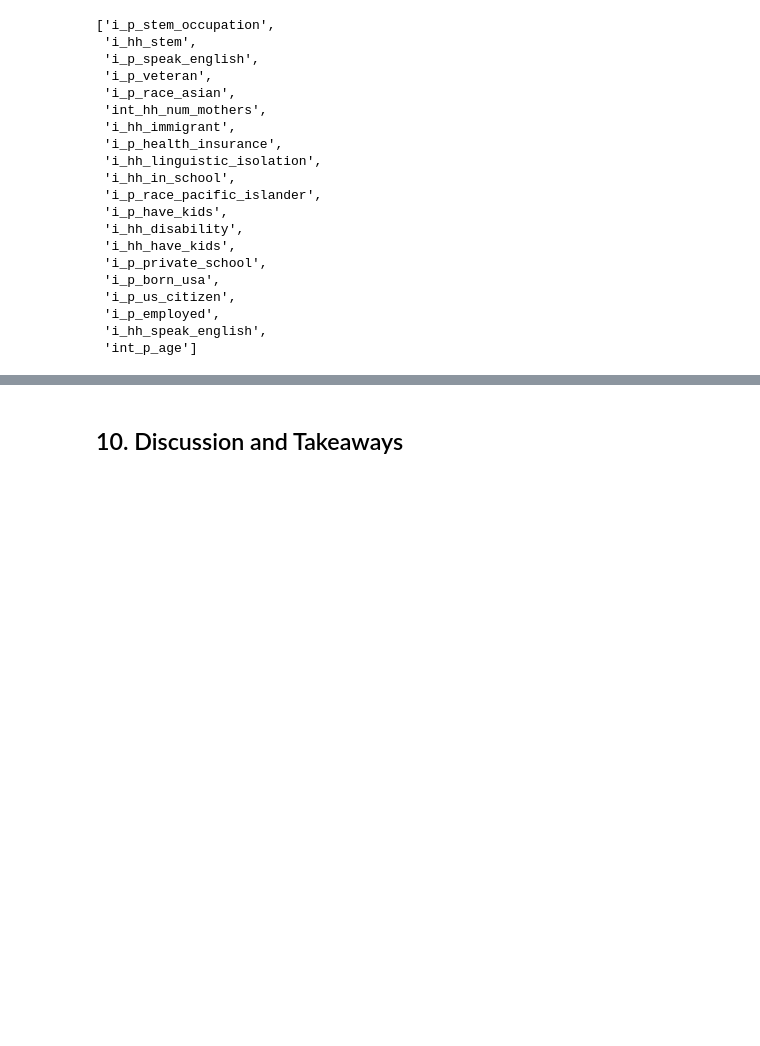
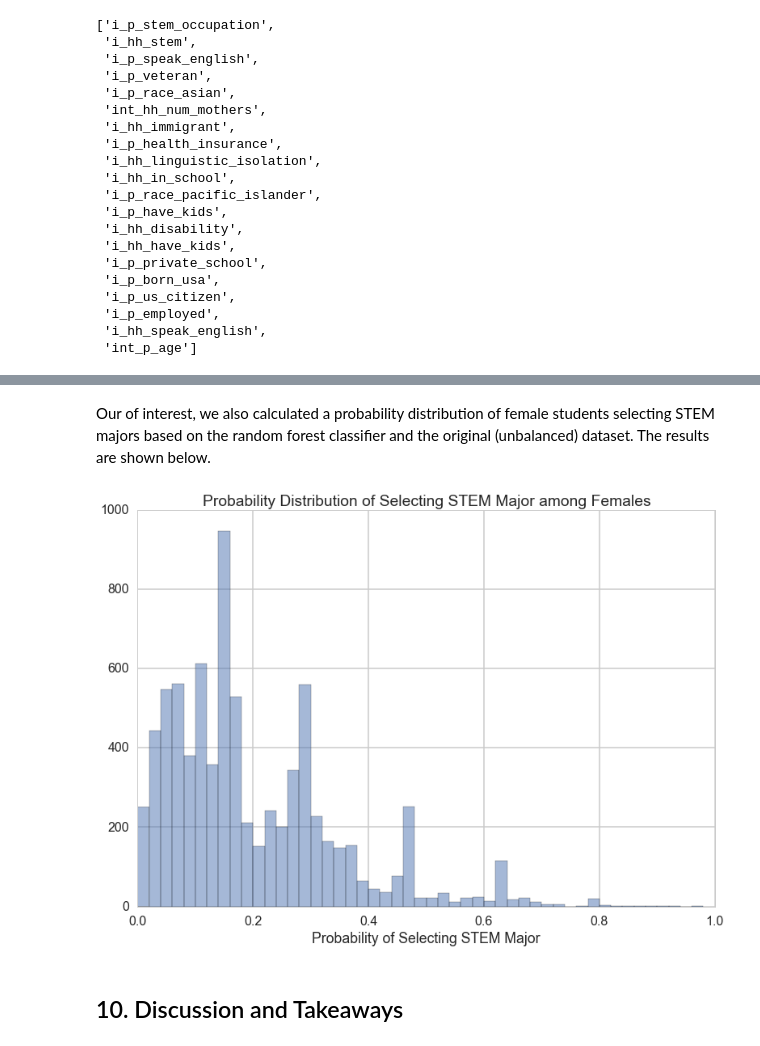
Before and after one commit to amlsf/stem-study, a Jupyter notebook: process_book.ipynb, the cells around one changed output, grey strips where cells are left out. Cells and saved outputs as stored; diff of their text form; code cells hidden in the pictures; blank space fills up the shorter version.

Commit message:
updated ipython notebook

```diff
--- a/process_book.ipynb
+++ b/process_book.ipynb
@@ -3134,3 +3134,24 @@ Probability: 0.11
+# %% [markdown]
+Our of interest, we also calculated a probability distribution of female students selecting STEM majors based on the random forest classifier and the original (unbalanced) dataset. The results are shown below.
+# %%
+# in case the entire ipython notebook has not been run
+# use locally stored files
+df5_female = pd.read_csv('data/dftouse5female.csv')
+
+# use web-based file (~1.3MB)
+# df5_female = pd.read_csv('https://copy.com/GCYuqmNCu7pZIkyw')
+
+df5_female.drop('Unnamed: 0', axis=1, inplace=True)
+# %%
+probs = clfForest_main.predict_proba(df5_female[important_features])
+stem_1 = [item[1] for item in probs]
+
+plt.hist(stem_1, bins=np.arange(0,1,0.02), alpha=0.5)
+plt.title('Probability Distribution of Selecting STEM Major among Females')
+plt.xlabel('Probability of Selecting STEM Major')
+plt.show()
+# %% [output]
+[figure, added]
 # %% [markdown]
  <a id = "section10"></a>
  ## 10. Discussion and Takeaways
```
Also changed, not shown: parts of 22 cells of this notebook, 9 other files.
